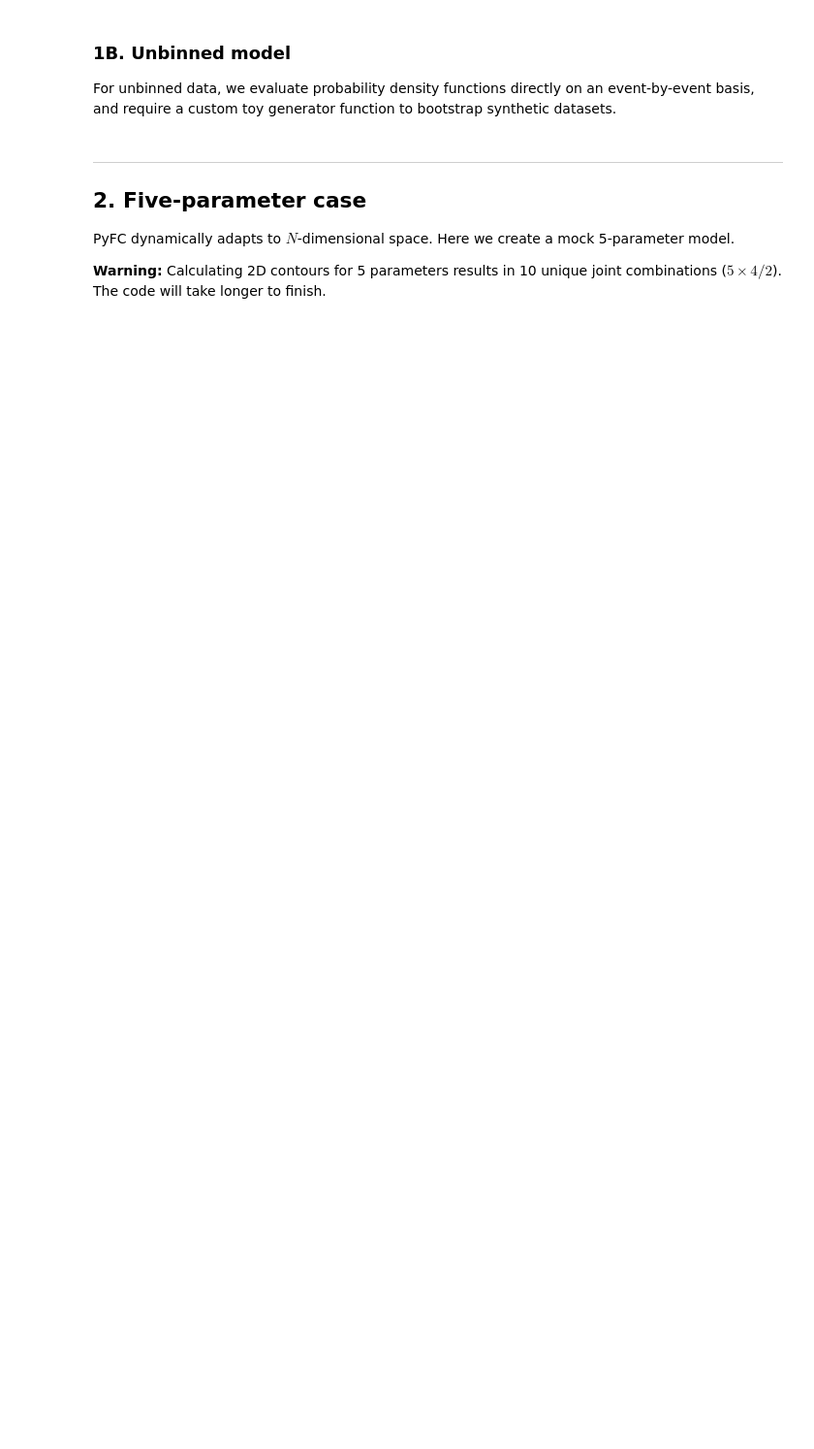
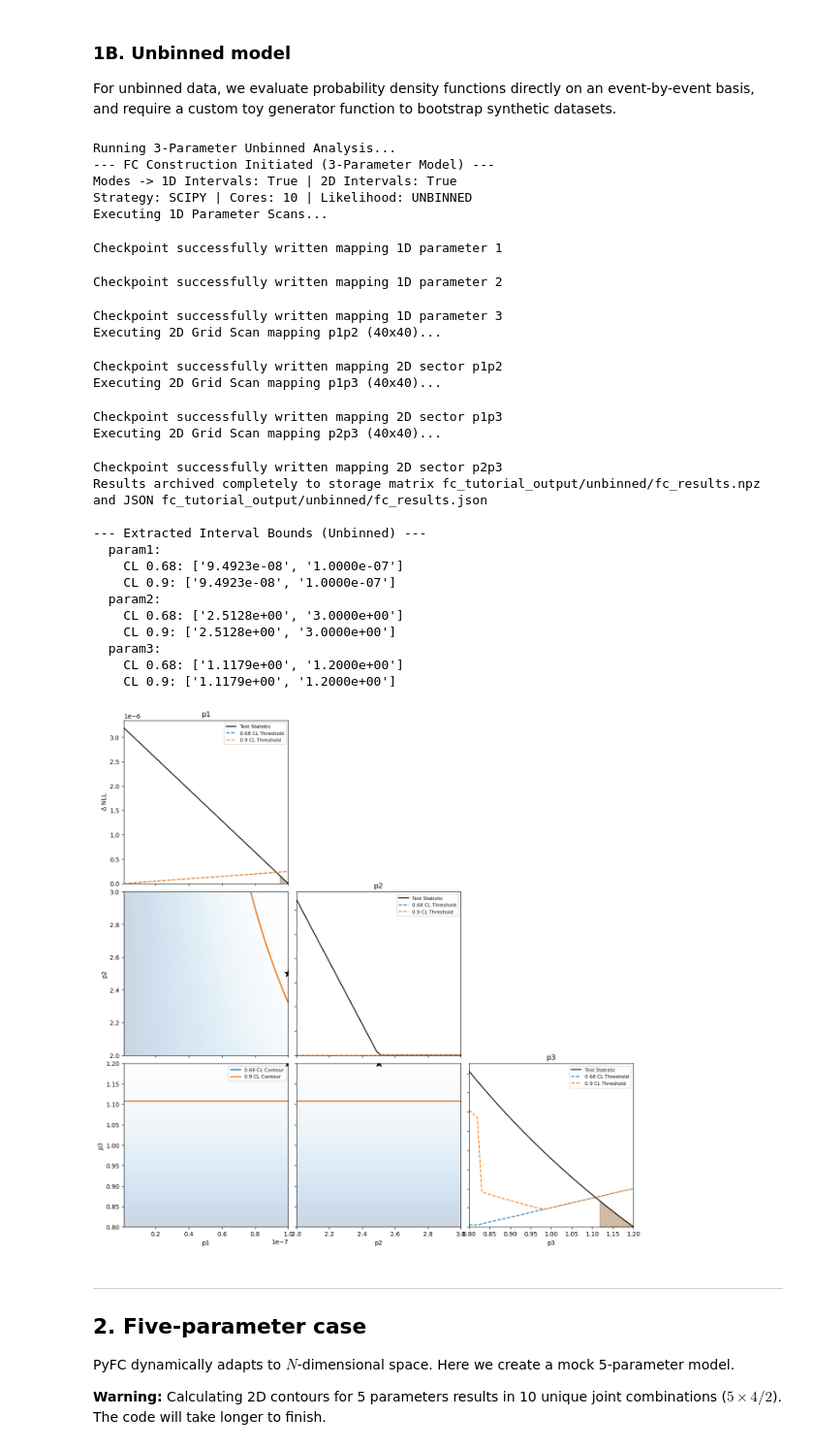
Before and after one commit to mbustama/FeldmanCousins, a Jupyter notebook: examples/pyfc_tutorial.ipynb, the cells around one changed output. Shown at 97% size. Saved outputs shown, nothing was run; the diff lists cells and outputs as text; code cells hidden in the pictures; blank space fills up the shorter version.

```diff
--- a/examples/pyfc_tutorial.ipynb
+++ b/examples/pyfc_tutorial.ipynb
@@ -124,35 +156,63 @@ def my_generate_unbinned_toy(true_params, S_mc_pool, B_mc_pool):
     parts = []
     if n_sig > 0: parts.append(np.random.choice(S_mc_pool, size=n_sig, replace=True))
     if n_bkg > 0: parts.append(np.random.choice(B_mc_pool, size=n_bkg, replace=True))
     return np.concatenate(parts) if parts else np.array([])
 
 # Mock Event Data
-s_mc = np.random.normal(5.0, 1.0, 5000)
-b_mc = np.random.exponential(2.0, 5000)
+s_mc = np.random.normal(5.0, 1.0, 3000)
+b_mc = np.random.exponential(2.0, 3000)
 observed_events = np.concatenate([np.random.choice(s_mc, 3), np.random.choice(b_mc, 2)])
 
 print("Running 3-Parameter Unbinned Analysis...")
 results_unbinned, fig_unbinned = compute_fc_intervals( # <-- Unpacking updated tuple
     data=observed_events,
     S_model=s_pdf,
     B_model=b_pdf,
     grids=grids_3p, # Reusing the same grid scales
     compute_rates_func=my_compute_rates_unbinned,
     generate_toy_func=my_generate_unbinned_toy,
     likelihood_type="unbinned",
     S_mc_pool=s_mc,
     B_mc_pool=b_mc,
     cl=[0.68, 0.90],
     n_toys=N_TOYS,
     num_cores=CORES,
     sparsify_grid=False,
     output_file="fc_results",
     param_names=["p1", "p2", "p3"],
     save_directory="fc_tutorial_output/unbinned"
 )
 
 print("\n--- Extracted Interval Bounds (Unbinned) ---")
 print_bounds_from_disk("unbinned")
+# %% [output]
+Running 3-Parameter Unbinned Analysis...
+--- FC Construction Initiated (3-Parameter Model) ---
+Modes -> 1D Intervals: True | 2D Intervals: True
+Strategy: SCIPY | Cores: 10 | Likelihood: UNBINNED
+Executing 1D Parameter Scans...
+Checkpoint successfully written mapping 1D parameter 1
+Checkpoint successfully written mapping 1D parameter 2
+Checkpoint successfully written mapping 1D parameter 3
+Executing 2D Grid Scan mapping p1p2 (40x40)...
+Checkpoint successfully written mapping 2D sector p1p2
+Executing 2D Grid Scan mapping p1p3 (40x40)...
+Checkpoint successfully written mapping 2D sector p1p3
+Executing 2D Grid Scan mapping p2p3 (40x40)...
+Checkpoint successfully written mapping 2D sector p2p3
+Results archived completely to storage matrix fc_tutorial_output/unbinned/fc_results.npz and JSON fc_tutorial_output/unbinned/fc_results.json
+
+--- Extracted Interval Bounds (Unbinned) ---
+  param1:
+    CL 0.68: ['9.4923e-08', '1.0000e-07']
+    CL 0.9: ['9.4923e-08', '1.0000e-07']
+  param2:
+    CL 0.68: ['2.5128e+00', '3.0000e+00']
+    CL 0.9: ['2.5128e+00', '3.0000e+00']
+  param3:
+    CL 0.68: ['1.1179e+00', '1.2000e+00']
+    CL 0.9: ['1.1179e+00', '1.2000e+00']
+[figure, added]
 # %% [markdown]
 ---
 ## 2. Five-parameter case
```
Also changed, not shown: parts of 9 cells of this notebook.
